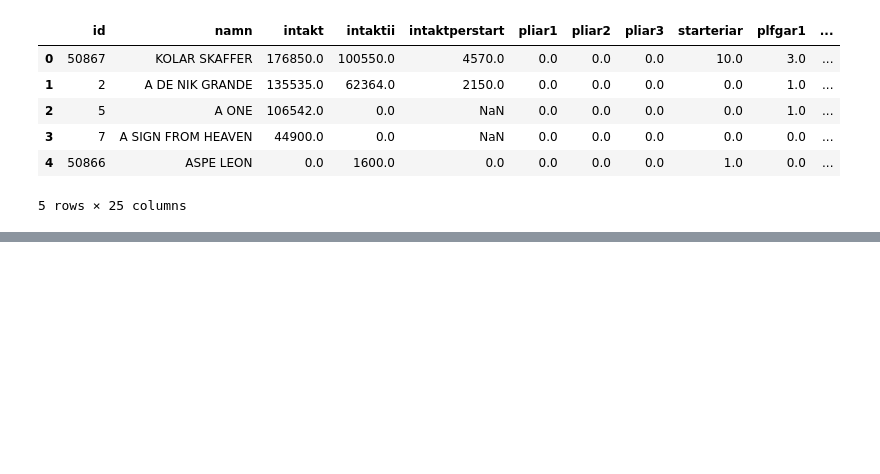
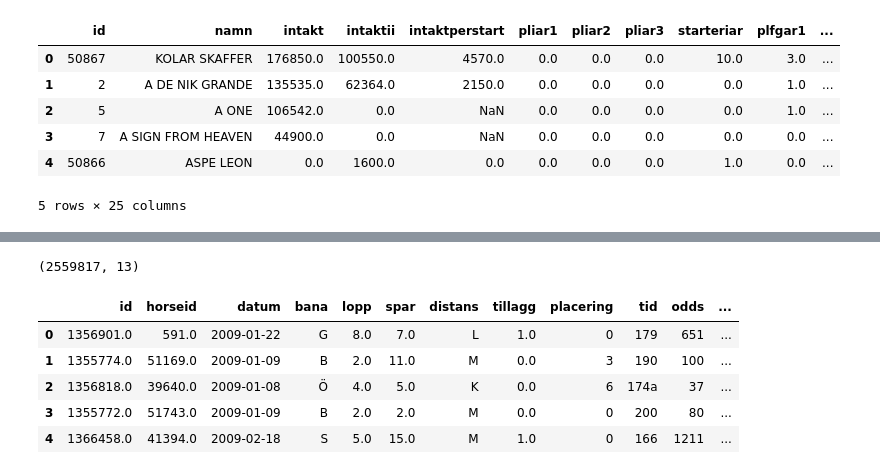
Before and after one commit to Engin89/horseracing, a Jupyter notebook: notebooks/InitialDataLoad.ipynb, the cells around one changed output, grey strips where cells are left out. Drawn from its saved outputs; the diff is of its cells as text; code cells hidden in the pictures; blank space fills up the shorter version.

```diff
--- a/notebooks/InitialDataLoad.ipynb
+++ b/notebooks/InitialDataLoad.ipynb
@@ -389,0 +276,14 @@ winp2.head()
+# %%
+lopp = read_table('data/travdata/lopp.txt', ['id', 'horseid', 'datum', 'bana', 'lopp', 'spar',
+                                                                 'distans', 'tillagg', 'placering', 'tid', 'odds', 'kusk', 'verklspar'],
+                  warn_bad_lines=False, header='infer')
+print(lopp.shape)
+lopp.head()
+# %% [output]
+(2559817, 13)
+|  | id | horseid | datum | bana | lopp | spar | distans | tillagg | placering | tid | odds | ... |
+| 0 | 1356901.0 | 591.0 | 2009-01-22 | G | 8.0 | 7.0 | L | 1.0 | 0 | 179 | 651 | ... |
+| 1 | 1355774.0 | 51169.0 | 2009-01-09 | B | 2.0 | 11.0 | M | 0.0 | 3 | 190 | 100 | ... |
+| 2 | 1356818.0 | 39640.0 | 2009-01-08 | Ö | 4.0 | 5.0 | K | 0.0 | 6 | 174a | 37 | ... |
+| 3 | 1355772.0 | 51743.0 | 2009-01-09 | B | 2.0 | 2.0 | M | 0.0 | 0 | 200 | 80 | ... |
+| 4 | 1366458.0 | 41394.0 | 2009-02-18 | S | 5.0 | 15.0 | M | 1.0 | 0 | 166 | 1211 | ... |
```
Also changed, not shown: parts of 98 cells of this notebook, 1 other file.
